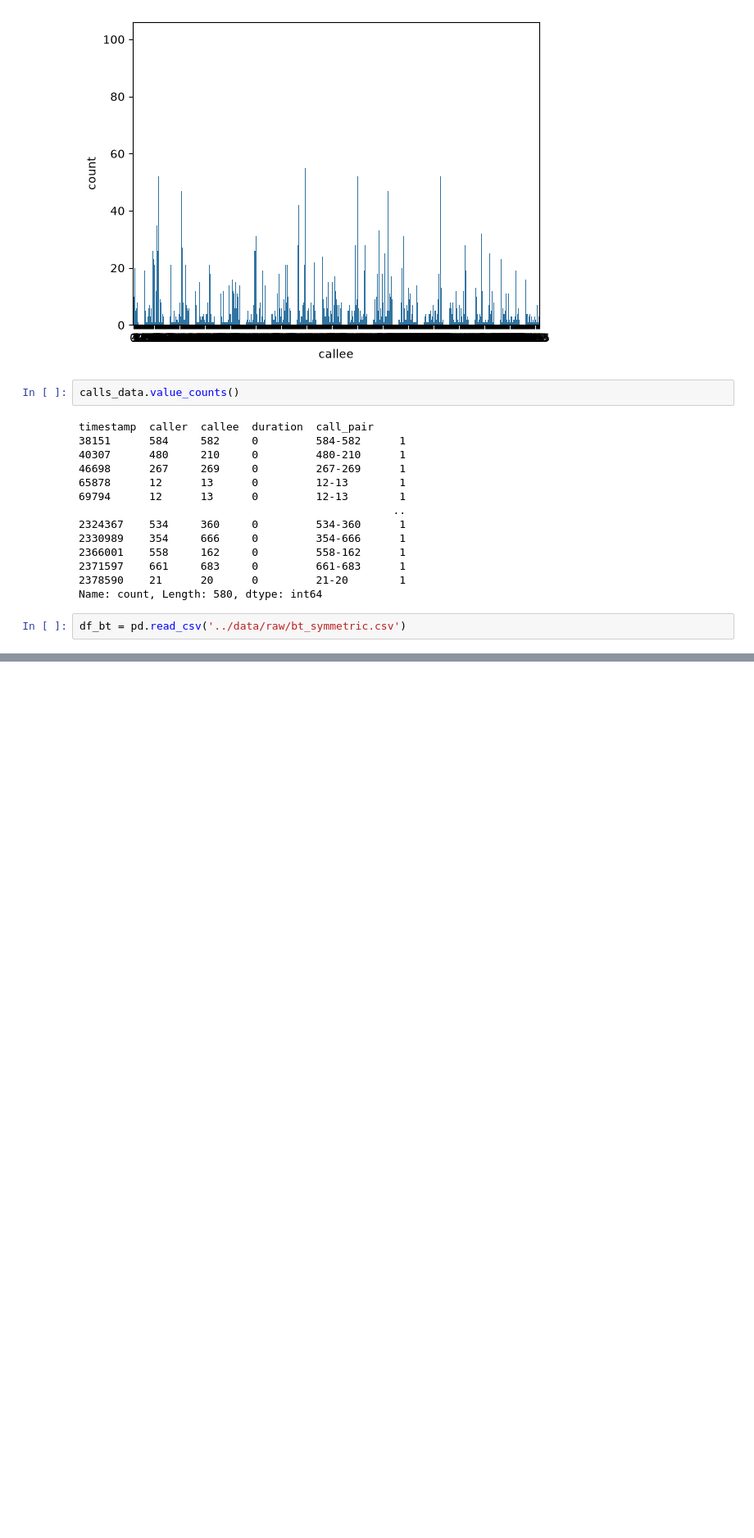
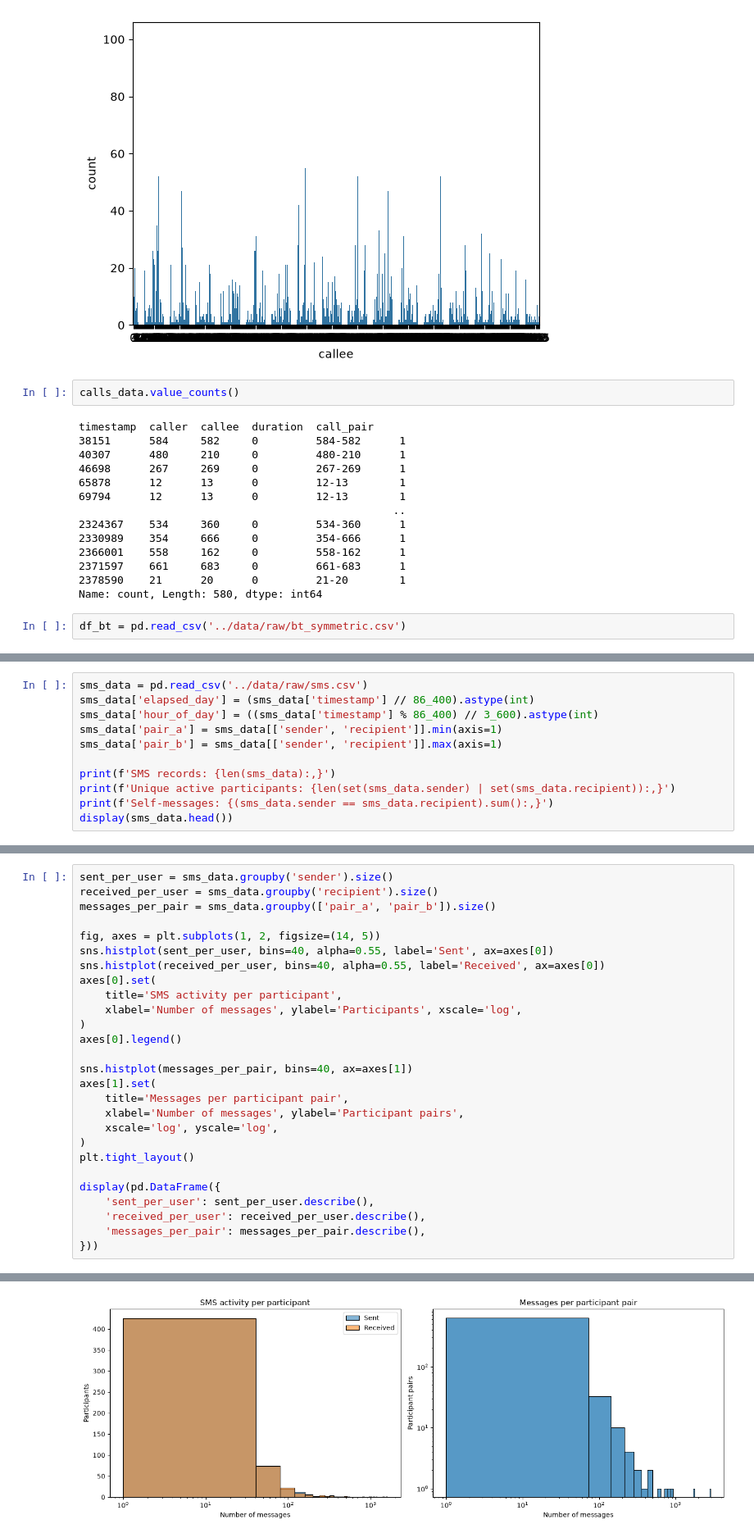
Before and after one commit to ucd-cosmos-data/26-the-deep-learners-analysis, a Jupyter notebook: FinalProject/notebooks/eda_distributions.ipynb, the cells around one changed output, grey strips where cells are left out. Shown at 82% size. Cells and saved outputs as stored; diff of their text form; blank space fills up the shorter version.

```diff
--- a/FinalProject/notebooks/eda_distributions.ipynb
+++ b/FinalProject/notebooks/eda_distributions.ipynb
@@ -137,0 +235,11 @@ for i in range(3):
+# %%
+sms_data = pd.read_csv('../data/raw/sms.csv')
+sms_data['elapsed_day'] = (sms_data['timestamp'] // 86_400).astype(int)
+sms_data['hour_of_day'] = ((sms_data['timestamp'] % 86_400) // 3_600).astype(int)
+sms_data['pair_a'] = sms_data[['sender', 'recipient']].min(axis=1)
+sms_data['pair_b'] = sms_data[['sender', 'recipient']].max(axis=1)
+
+print(f'SMS records: {len(sms_data):,}')
+print(f'Unique active participants: {len(set(sms_data.sender) | set(sms_data.recipient)):,}')
+print(f'Self-messages: {(sms_data.sender == sms_data.recipient).sum():,}')
+display(sms_data.head())
@@ -137,0 +256,28 @@ for i in range(3):
+# %%
+sent_per_user = sms_data.groupby('sender').size()
+received_per_user = sms_data.groupby('recipient').size()
+messages_per_pair = sms_data.groupby(['pair_a', 'pair_b']).size()
+
+fig, axes = plt.subplots(1, 2, figsize=(14, 5))
+sns.histplot(sent_per_user, bins=40, alpha=0.55, label='Sent', ax=axes[0])
+sns.histplot(received_per_user, bins=40, alpha=0.55, label='Received', ax=axes[0])
+axes[0].set(
+    title='SMS activity per participant',
+    xlabel='Number of messages', ylabel='Participants', xscale='log',
+)
+axes[0].legend()
+
+sns.histplot(messages_per_pair, bins=40, ax=axes[1])
+axes[1].set(
+    title='Messages per participant pair',
+    xlabel='Number of messages', ylabel='Participant pairs',
+    xscale='log', yscale='log',
+)
+plt.tight_layout()
+
+display(pd.DataFrame({
+    'sent_per_user': sent_per_user.describe(),
+    'received_per_user': received_per_user.describe(),
+    'messages_per_pair': messages_per_pair.describe(),
+}))
+# %% [output]
@@ -137,0 +293 @@ for i in range(3):
+[figure, added]
```
Also changed, not shown: parts of 12 cells of this notebook, 2 other files.
